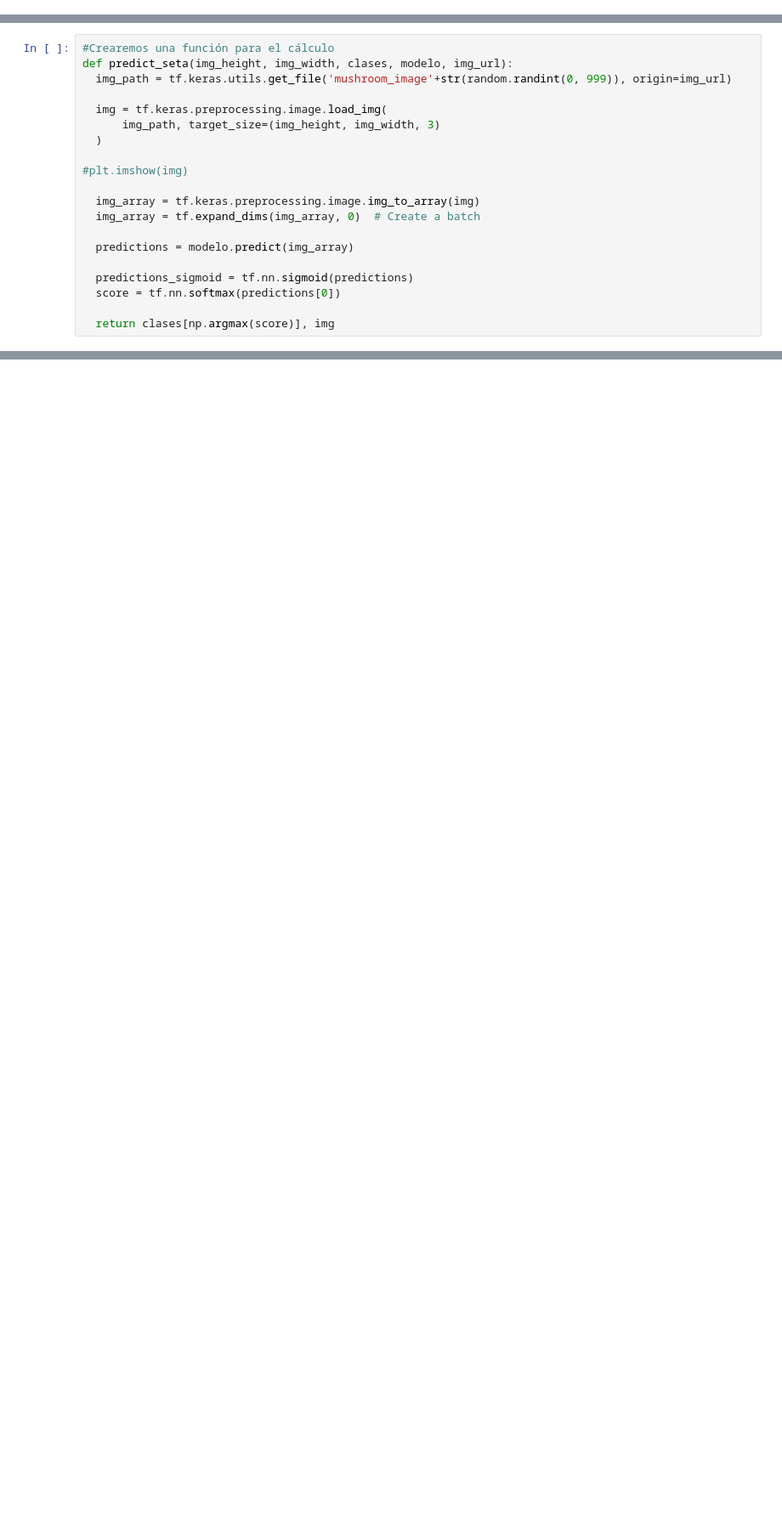
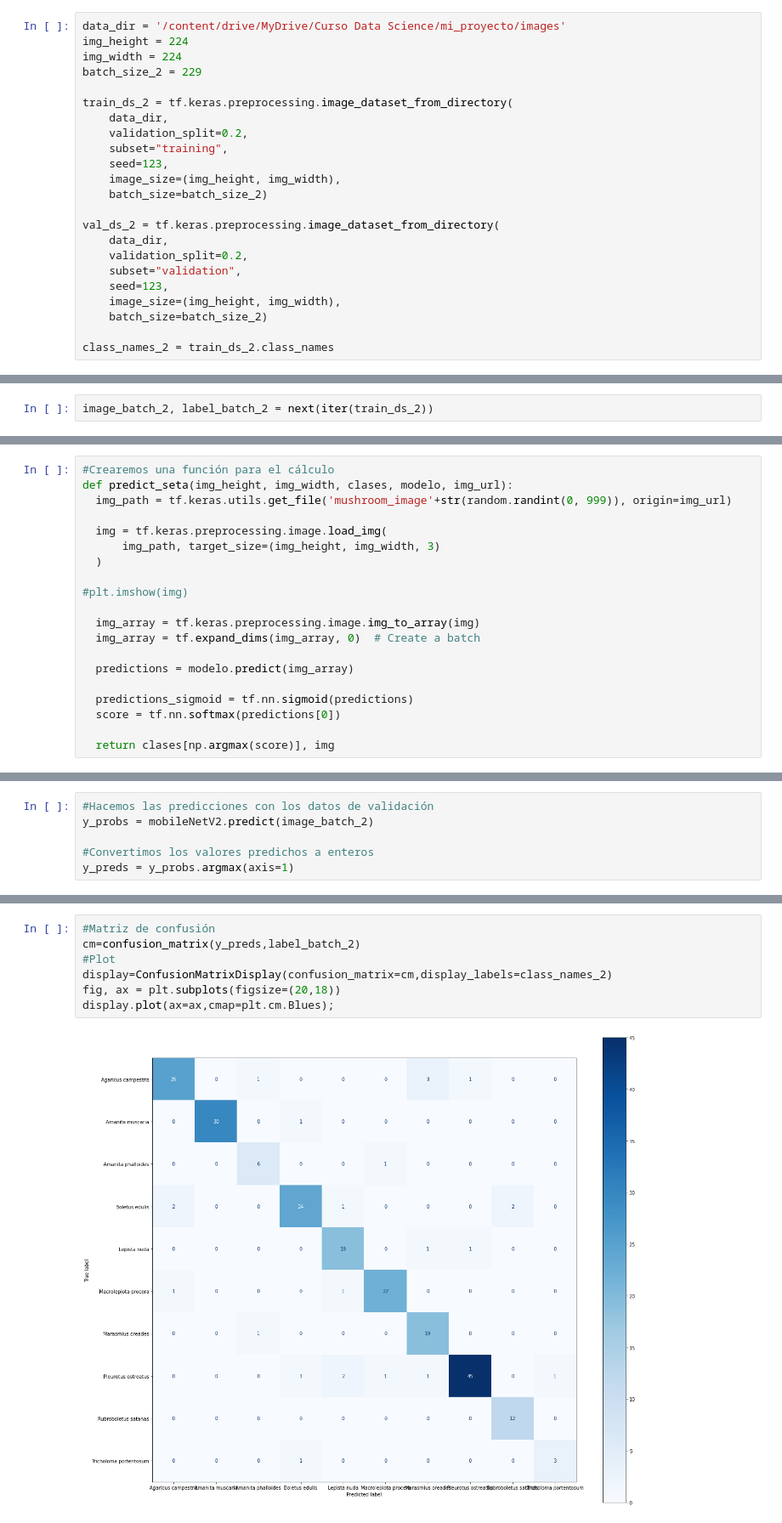
Before and after one commit to vperezguti/Resp-Experto-data---caso-practico, a Jupyter notebook: Modelo_MobileNetV2_v2.ipynb, the cells around one changed output, grey strips where cells are left out. Shown at 85% size. Drawn from its saved outputs; the diff is of its cells as text; blank space fills up the shorter version.

```diff
--- a/Modelo_MobileNetV2_v2.ipynb
+++ b/Modelo_MobileNetV2_v2.ipynb
@@ -67,3 +70,26 @@ Found 1148 files belonging to 10 classes.
 Using 919 files for training.
 Found 1148 files belonging to 10 classes.
 Using 229 files for validation.
+# %%
+data_dir = '/content/drive/MyDrive/Curso Data Science/mi_proyecto/images'
+img_height = 224
+img_width = 224
+batch_size_2 = 229
+
+train_ds_2 = tf.keras.preprocessing.image_dataset_from_directory(
+    data_dir,
+    validation_split=0.2,
+    subset="training",
+    seed=123,
+    image_size=(img_height, img_width),
+    batch_size=batch_size_2)
+
+val_ds_2 = tf.keras.preprocessing.image_dataset_from_directory(
+    data_dir,
+    validation_split=0.2,
+    subset="validation",
+    seed=123,
+    image_size=(img_height, img_width),
+    batch_size=batch_size_2)
+
+class_names_2 = train_ds_2.class_names
@@ -70,3 +101,5 @@ Using 229 files for validation.
+# %%
+image_batch_2, label_batch_2 = next(iter(train_ds_2))
 # %%
 mobileNetV2 = tf.keras.models.load_model('/content/drive/MyDrive/Curso Data Science/mi_proyecto/MobileNetV2_v2.h5')
 # %%
@@ -328,0 +364,6 @@ def predict_seta(img_height, img_width, clases, modelo, img_url):
+# %%
+#Hacemos las predicciones con los datos de validación
+y_probs = mobileNetV2.predict(image_batch_2)
+
+#Convertimos los valores predichos a enteros
+y_preds = y_probs.argmax(axis=1)
@@ -328,0 +372,9 @@ def predict_seta(img_height, img_width, clases, modelo, img_url):
+# %%
+#Matriz de confusión
+cm=confusion_matrix(y_preds,label_batch_2)
+#Plot
+display=ConfusionMatrixDisplay(confusion_matrix=cm,display_labels=class_names_2)
+fig, ax = plt.subplots(figsize=(20,18))
+display.plot(ax=ax,cmap=plt.cm.Blues);
+# %% [output]
+[figure, added]
```
Also changed, not shown: parts of 4 cells of this notebook.
